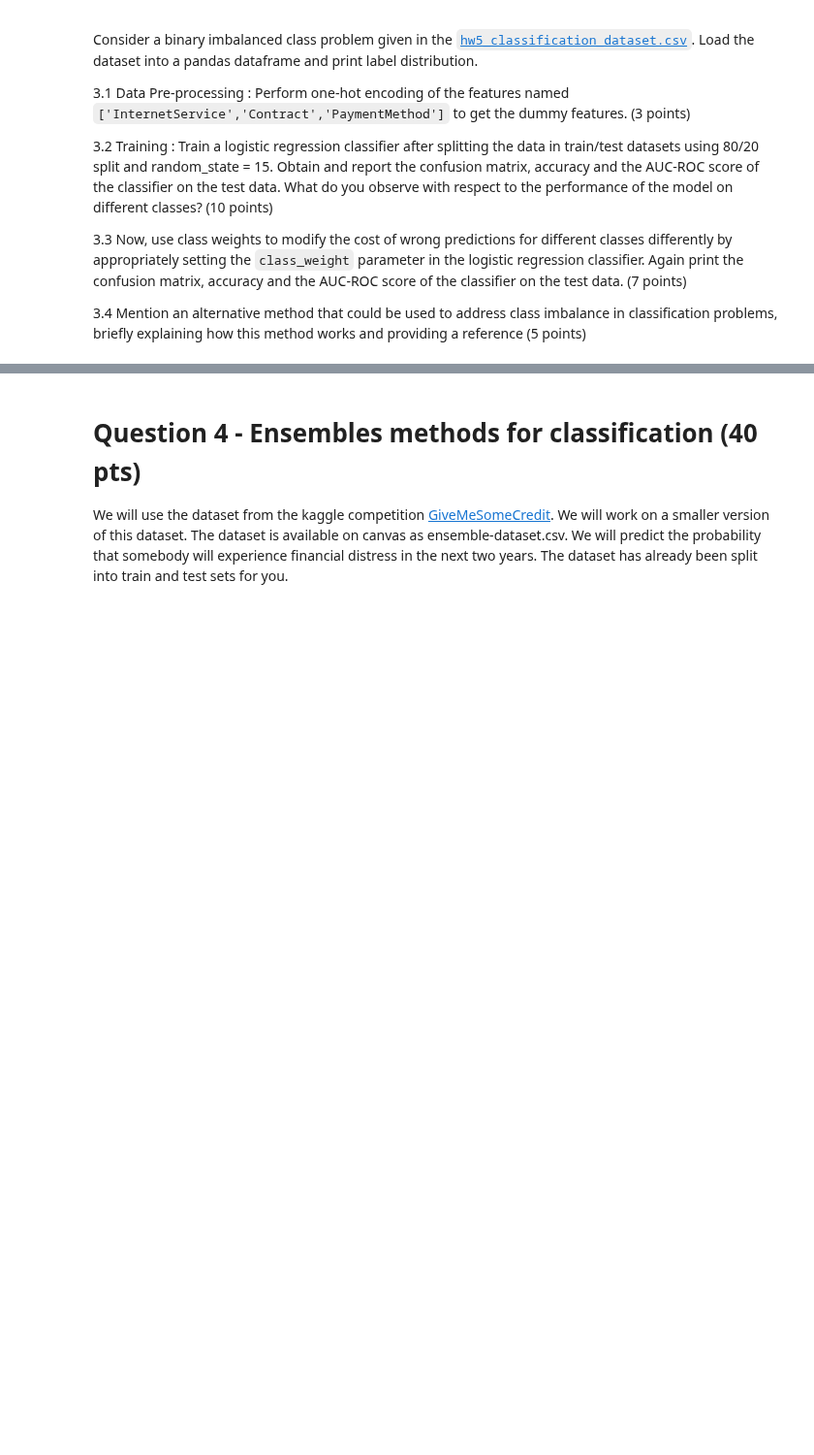
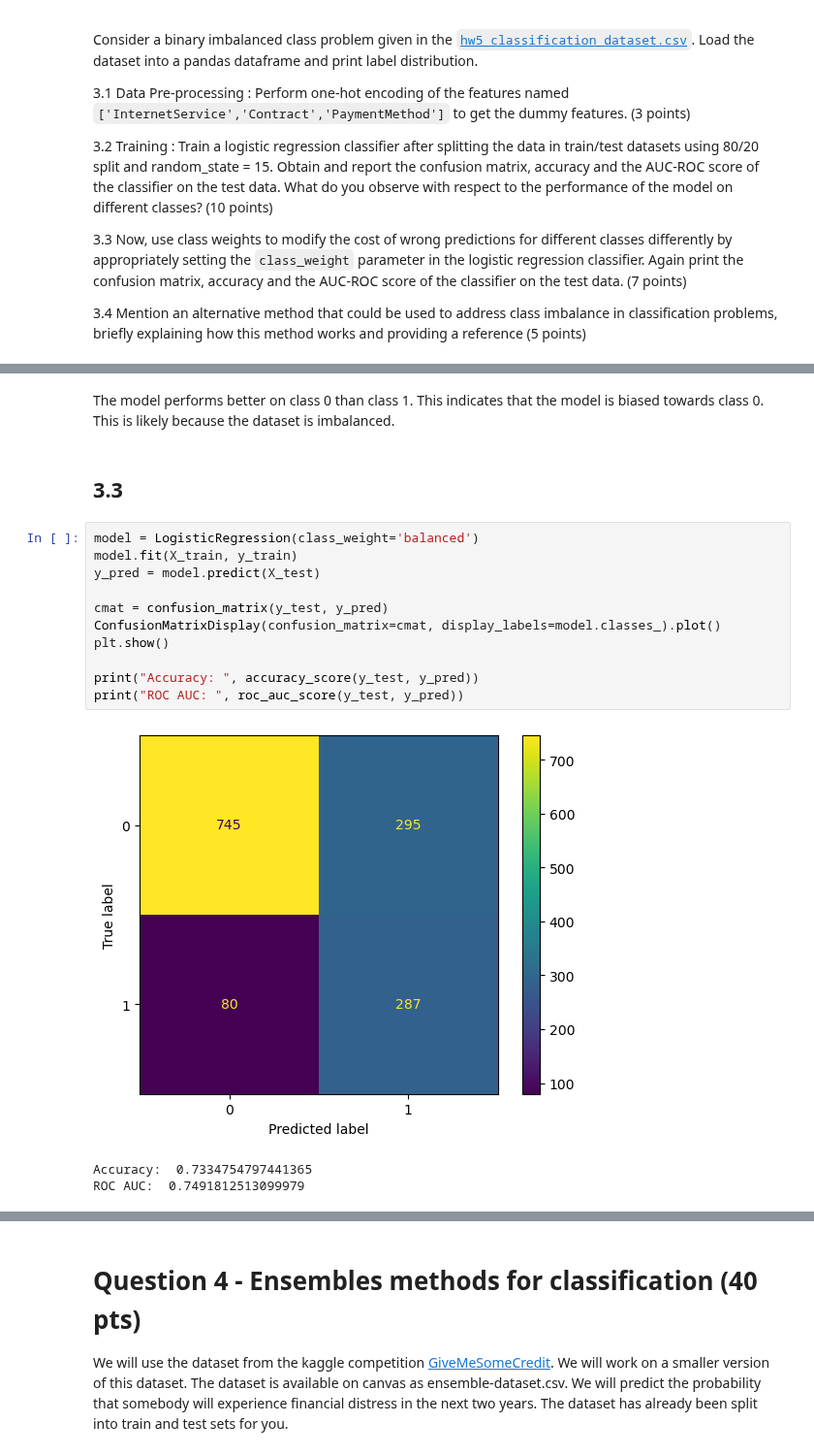
Before and after one commit to babusid/ECE461P, a Jupyter notebook: HW5/HW5.ipynb, the cells around one changed output, grey strips where cells are left out. Shown at 97% size. Drawn from its saved outputs; the diff is of its cells as text; blank space fills up the shorter version.

```diff
--- a/HW5/HW5.ipynb
+++ b/HW5/HW5.ipynb
@@ -89,0 +187,19 @@ from sklearn.metrics import f1_score, roc_auc_score
+# %% [markdown]
+The model performs better on class 0 than class 1. This indicates that the model is biased towards class 0. This is likely because the dataset is imbalanced.
+# %% [markdown]
+## 3.3
+# %%
+model = LogisticRegression(class_weight='balanced')
+model.fit(X_train, y_train)
+y_pred = model.predict(X_test)
+
+cmat = confusion_matrix(y_test, y_pred)
+ConfusionMatrixDisplay(confusion_matrix=cmat, display_labels=model.classes_).plot()
+plt.show()
+
+print("Accuracy: ", accuracy_score(y_test, y_pred))
+print("ROC AUC: ", roc_auc_score(y_test, y_pred))
+# %% [output]
+[figure, added]
+Accuracy:  0.7334754797441365
+ROC AUC:  0.7491812513099979
```
Also changed, not shown: parts of 37 cells of this notebook.
